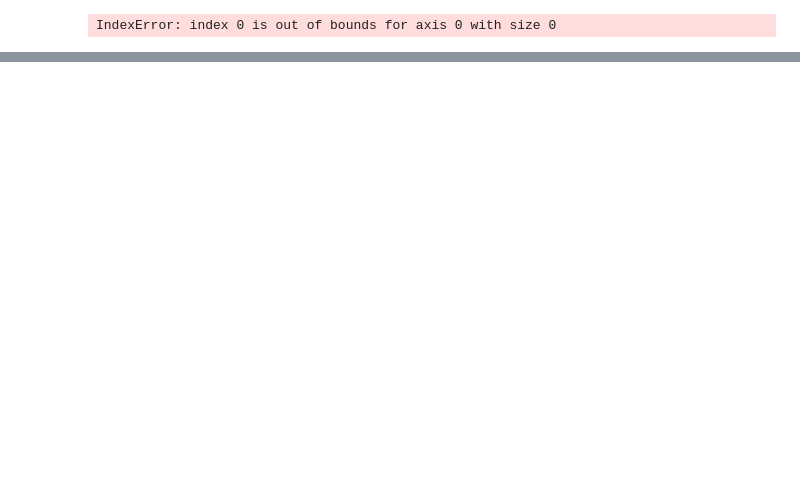
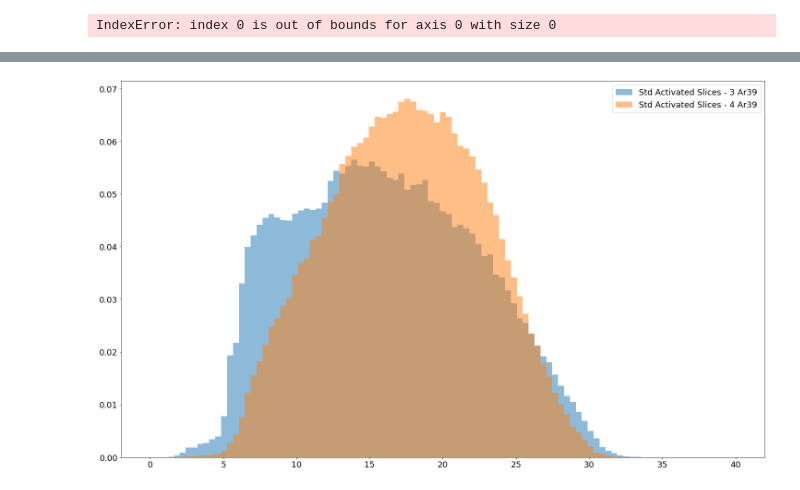
Before and after one commit to luigiberducci/ML4NP, a Jupyter notebook: Notebooks/analysis_aggregated_ar39.ipynb, the cells around one changed output, grey strips where cells are left out. Drawn from its saved outputs; the diff is of its cells as text; code cells hidden in the pictures; blank space fills up the shorter version.

```diff
--- a/Notebooks/analysis_aggregated_ar39.ipynb
+++ b/Notebooks/analysis_aggregated_ar39.ipynb
@@ -54,0 +58,11 @@ df.iloc[4, 46]
+# %%
+std_event_df3 = groupby_event_df3.apply(lambda row: np.std(np.nonzero([row[2:]])[1]), axis=1)
+std_event_df4 = groupby_event_df4.apply(lambda row: np.std(np.nonzero([row[2:]])[1]), axis=1)
+# %%
+bins = np.linspace(0, 40, 100)
+plt.hist(std_event_df3, bins=bins, label="Std Activated Slices - 3 Ar39", density=True, alpha=0.5)
+plt.hist(std_event_df4, bins=bins, label="Std Activated Slices - 4 Ar39", density=True, alpha=0.5)
+plt.legend()
+plt.show()
+# %% [output]
+[figure, added]
```
Also changed, not shown: parts of 8 cells of this notebook, 3 other files.
